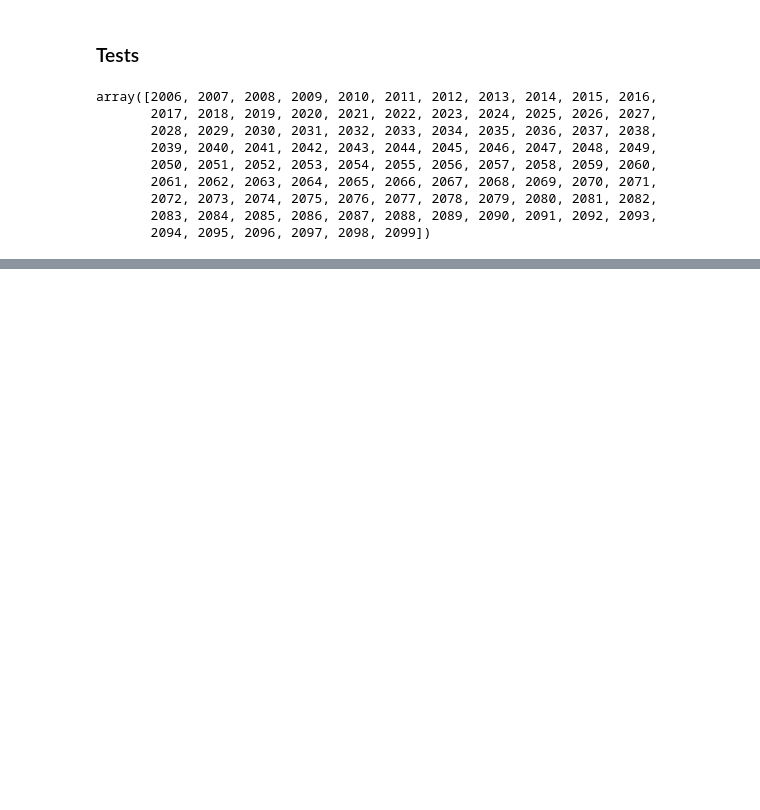
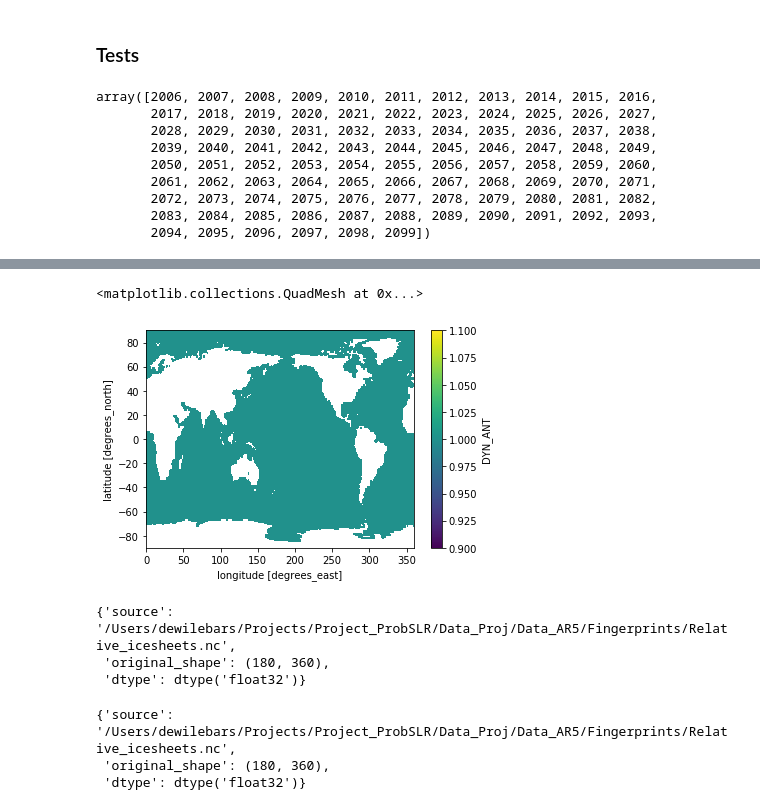
Before and after one commit to dlebars/CMIP_SeaLevel, a Jupyter notebook: notebooks/PlotGMTSL.ipynb, the cells around one changed output, grey strips where cells are left out. Cells and saved outputs as stored; diff of their text form; code cells hidden in the pictures; blank space fills up the shorter version.

```diff
--- a/notebooks/PlotGMTSL.ipynb
+++ b/notebooks/PlotGMTSL.ipynb
@@ -70,0 +96,15 @@ array([2006, 2007, 2008, 2009, 2010, 2011, 2012, 2013, 2014, 2015, 2016,
+# %%
+MaskOut_Med = MaskOut
+MaskOut_Med.loc[dict(latitude=slice(20.5,41.5), longitude=slice(354,360))] = np.nan
+MaskOut_Med.loc[dict(latitude=slice(20.5,41.5), longitude=slice(0,44))] = np.nan
+MaskOut_Med.loc[dict(latitude=slice(41,47.5), longitude=slice(2,44))] = np.nan
+MaskOut_Med.plot()
+# %% [output]
+<matplotlib.collections.QuadMesh at 0x...>
+[figure, added]
+# %%
+rg['DYN_ANT'].encoding
+# %% [output]
+{'source': '/Users/dewilebars/Projects/Project_ProbSLR/Data_Proj/Data_AR5/Fingerprints/Relative_icesheets.nc',
+ 'original_shape': (180, 360),
+ 'dtype': dtype('float32')}
@@ -70,0 +114,6 @@ array([2006, 2007, 2008, 2009, 2010, 2011, 2012, 2013, 2014, 2015, 2016,
+# %%
+rg.DYN_ANT.encoding
+# %% [output]
+{'source': '/Users/dewilebars/Projects/Project_ProbSLR/Data_Proj/Data_AR5/Fingerprints/Relative_icesheets.nc',
+ 'original_shape': (180, 360),
+ 'dtype': dtype('float32')}
```
Also changed, not shown: parts of 5 cells of this notebook, 3 other files.
